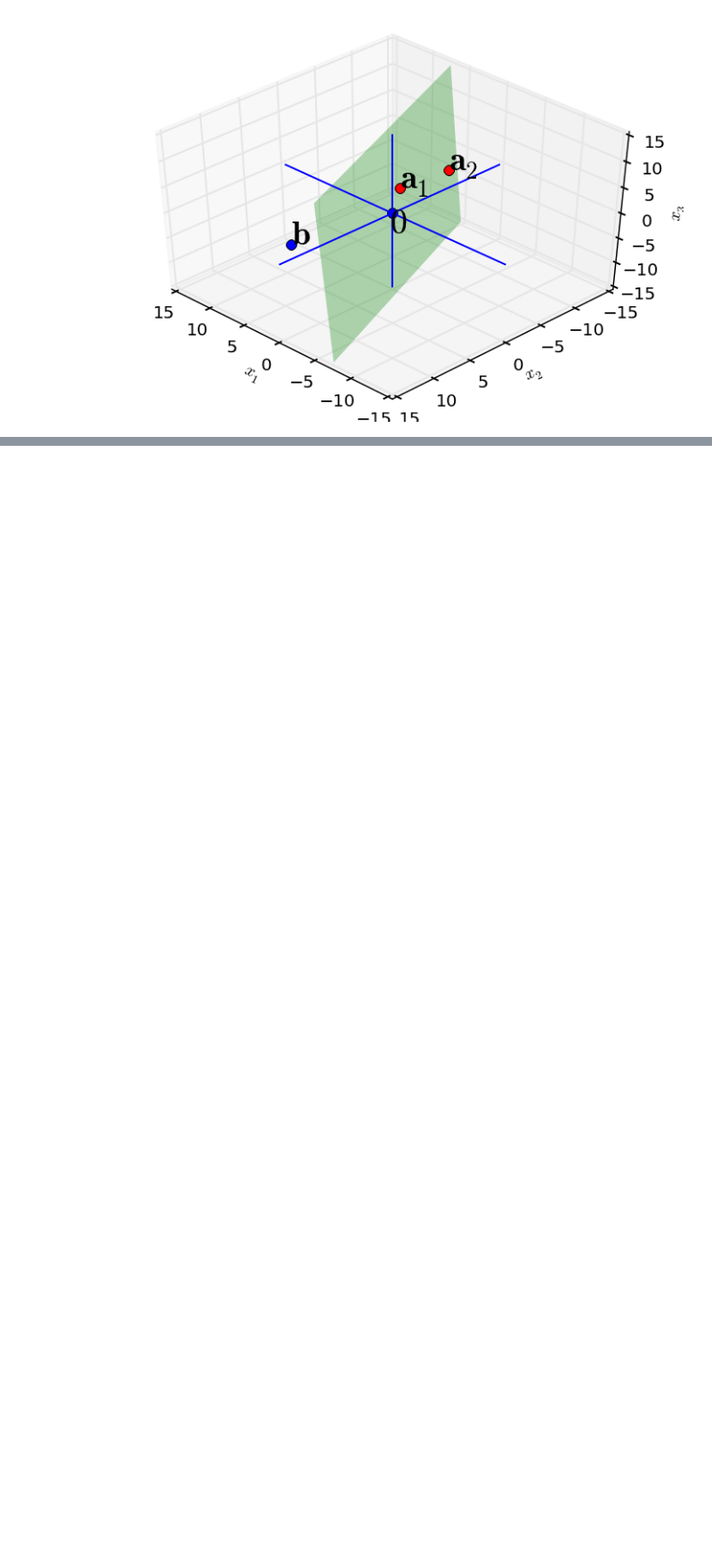
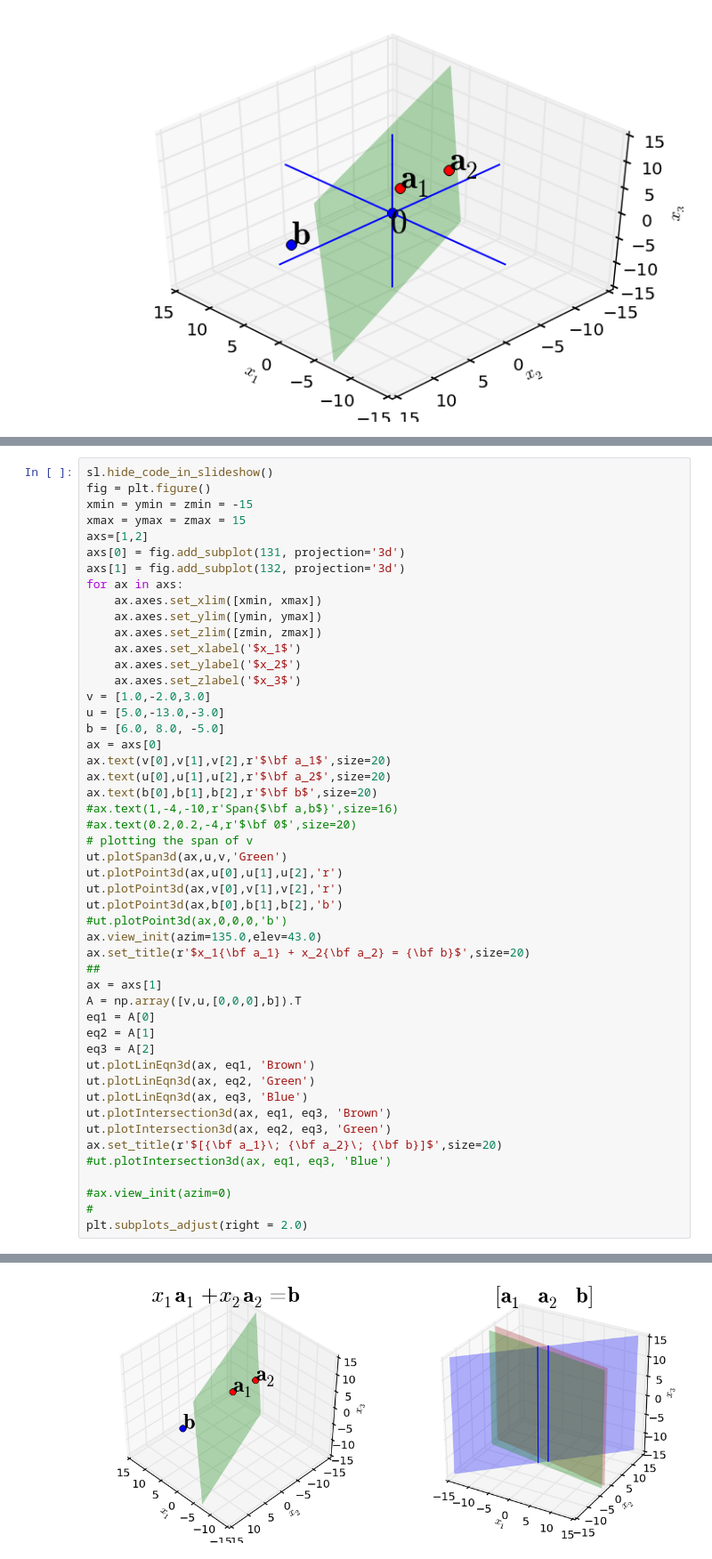
Before and after one commit to mcrovella/CS132-Geometric-Algorithms, a Jupyter notebook: L3VectorEquations.ipynb, the cells around one changed output, grey strips where cells are left out. Shown at 89% size. Cells and saved outputs as stored; diff of their text form; blank space fills up the shorter version.

```diff
--- a/L3VectorEquations.ipynb
+++ b/L3VectorEquations.ipynb
@@ -444,0 +461,50 @@ print ''
+# %%
+sl.hide_code_in_slideshow()
+fig = plt.figure()
+xmin = ymin = zmin = -15
+xmax = ymax = zmax = 15
+axs=[1,2]
+axs[0] = fig.add_subplot(131, projection='3d')
+axs[1] = fig.add_subplot(132, projection='3d')
+for ax in axs:
+    ax.axes.set_xlim([xmin, xmax])
+    ax.axes.set_ylim([ymin, ymax])
+    ax.axes.set_zlim([zmin, zmax])
+    ax.axes.set_xlabel('$x_1$')
+    ax.axes.set_ylabel('$x_2$')
+    ax.axes.set_zlabel('$x_3$')
+v = [1.0,-2.0,3.0]
+u = [5.0,-13.0,-3.0]
+b = [6.0, 8.0, -5.0]
+ax = axs[0]
+ax.text(v[0],v[1],v[2],r'$\bf a_1$',size=20)
+ax.text(u[0],u[1],u[2],r'$\bf a_2$',size=20)
+ax.text(b[0],b[1],b[2],r'$\bf b$',size=20)
+#ax.text(1,-4,-10,r'Span{$\bf a,b$}',size=16)
+#ax.text(0.2,0.2,-4,r'$\bf 0$',size=20)
+# plotting the span of v
+ut.plotSpan3d(ax,u,v,'Green')
+ut.plotPoint3d(ax,u[0],u[1],u[2],'r')
+ut.plotPoint3d(ax,v[0],v[1],v[2],'r')
+ut.plotPoint3d(ax,b[0],b[1],b[2],'b')
+#ut.plotPoint3d(ax,0,0,0,'b')
+ax.view_init(azim=135.0,elev=43.0)
+ax.set_title(r'$x_1{\bf a_1} + x_2{\bf a_2} = {\bf b}$',size=20)
+##
+ax = axs[1]
+A = np.array([v,u,[0,0,0],b]).T
+eq1 = A[0]
+eq2 = A[1]
+eq3 = A[2]
+ut.plotLinEqn3d(ax, eq1, 'Brown')
+ut.plotLinEqn3d(ax, eq2, 'Green')
+ut.plotLinEqn3d(ax, eq3, 'Blue')
+ut.plotIntersection3d(ax, eq1, eq3, 'Brown')
+ut.plotIntersection3d(ax, eq2, eq3, 'Green')
+ax.set_title(r'$[{\bf a_1}\; {\bf a_2}\; {\bf b}]$',size=20)
+#ut.plotIntersection3d(ax, eq1, eq3, 'Blue')
+
+#ax.view_init(azim=0)
+#
+plt.subplots_adjust(right = 2.0)
+# %% [output]
@@ -444,0 +512 @@ print ''
+[figure, added]
```
Also changed, not shown: parts of 10 cells of this notebook, 1 other file.
